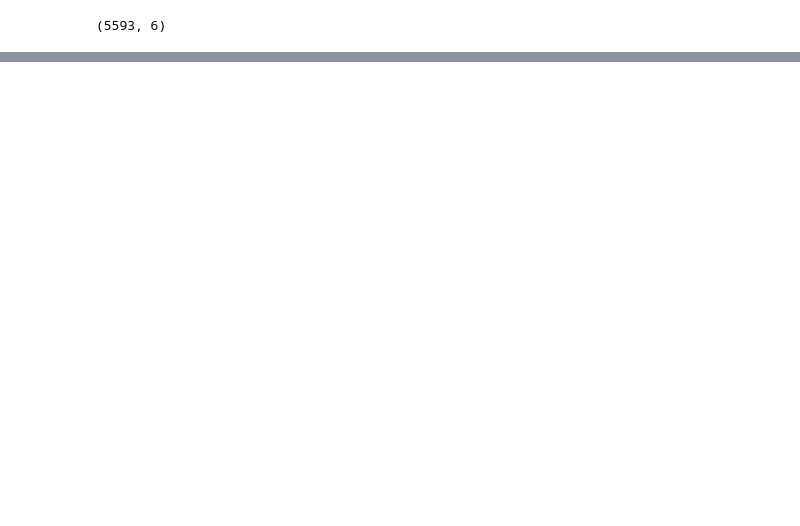
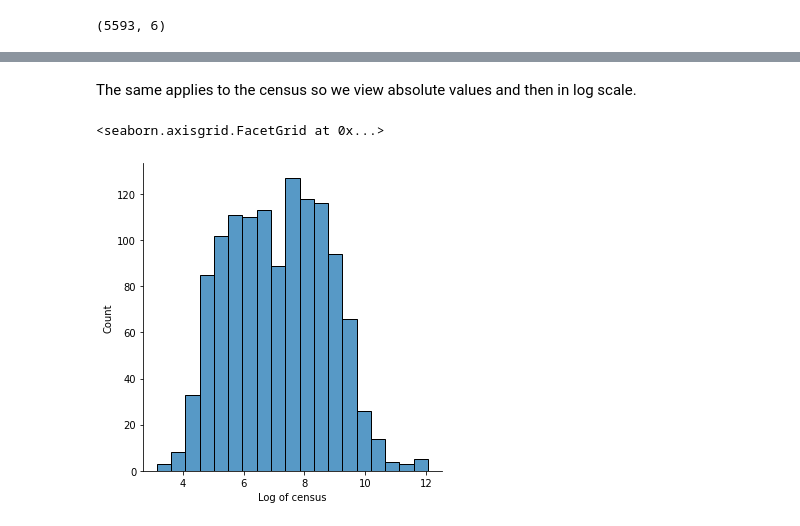
Before and after one commit to elithepooh/Coursera_Capstone, a Jupyter notebook: VoterParticipation.ipynb, the cells around one changed output, grey strips where cells are left out. Saved outputs shown, nothing was run; the diff lists cells and outputs as text; code cells hidden in the pictures; blank space fills up the shorter version.

```diff
--- a/VoterParticipation.ipynb
+++ b/VoterParticipation.ipynb
@@ -61,0 +489,8 @@ df_geo.shape
+# %% [markdown]
+The same applies to the census so we view absolute values and then in log scale.
+# %%
+splot = sns.displot(np.log(df_elec_geo[['Cens electoral']]), x="Cens electoral")
+splot.set_axis_labels("Log of census")
+# %% [output]
+<seaborn.axisgrid.FacetGrid at 0x...>
+[figure, added]
```
Also changed, not shown: parts of 136 cells of this notebook, 4 other files.
